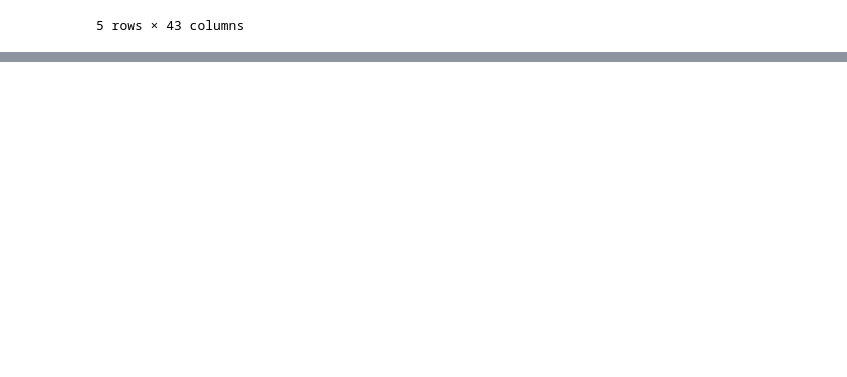
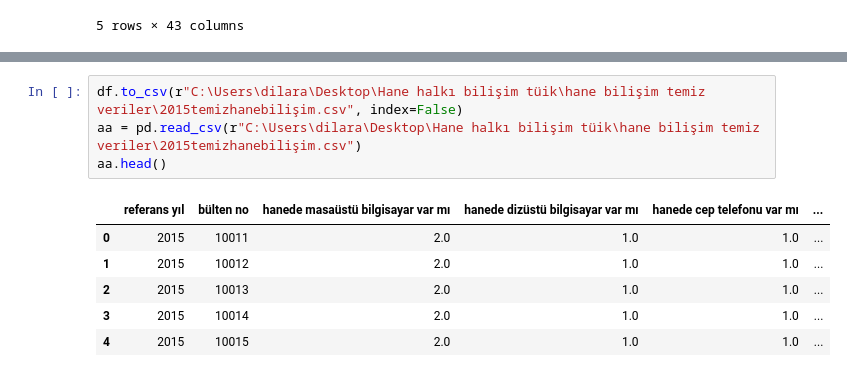
Before and after one commit to dilarasenay/hanehalki-bilisim-teknolojileri-tuik, a Jupyter notebook: 2015yilihane.ipynb, the cells around one changed output, grey strips where cells are left out. Drawn from its saved outputs; the diff is of its cells as text; blank space fills up the shorter version.

```diff
--- a/2015yilihane.ipynb
+++ b/2015yilihane.ipynb
@@ -12,0 +123,11 @@ df.head()
+# %%
+df.to_csv(r"C:\Users\dilara\Desktop\Hane halkı bilişim tüik\hane bilişim temiz veriler\2015temizhanebilişim.csv", index=False)
+aa = pd.read_csv(r"C:\Users\dilara\Desktop\Hane halkı bilişim tüik\hane bilişim temiz veriler\2015temizhanebilişim.csv")
+aa.head()
+# %% [output]
+|  | referans yıl | bülten no | hanede masaüstü bilgisayar var mı | hanede dizüstü bilgisayar var mı | hanede cep telefonu var mı | ... |
+| 0 | 2015 | 10011 | 2.0 | 1.0 | 1.0 | ... |
+| 1 | 2015 | 10012 | 2.0 | 1.0 | 1.0 | ... |
+| 2 | 2015 | 10013 | 2.0 | 1.0 | 1.0 | ... |
+| 3 | 2015 | 10014 | 2.0 | 1.0 | 1.0 | ... |
+| 4 | 2015 | 10015 | 2.0 | 1.0 | 1.0 | ... |
```
Also changed, not shown: parts of 6 cells of this notebook.
